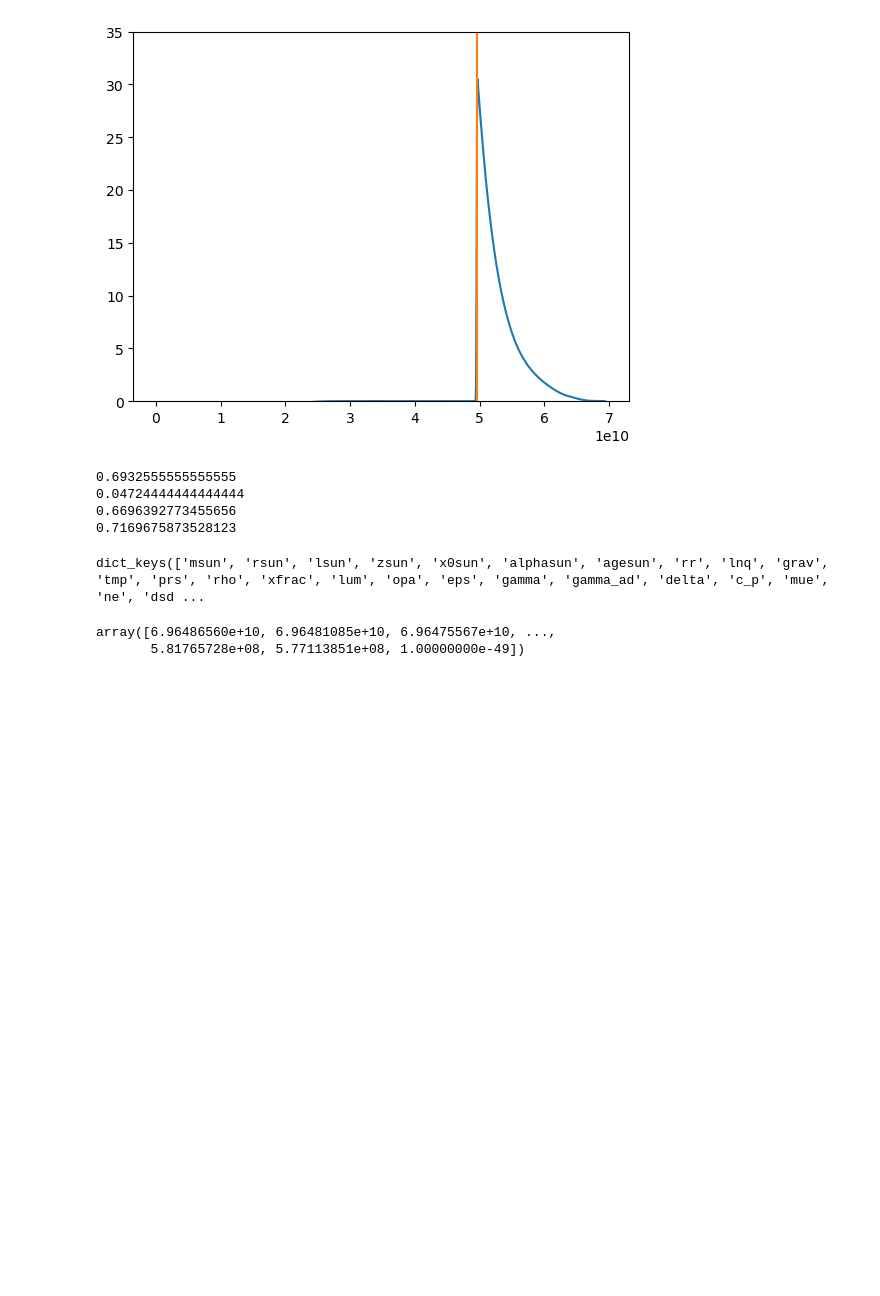
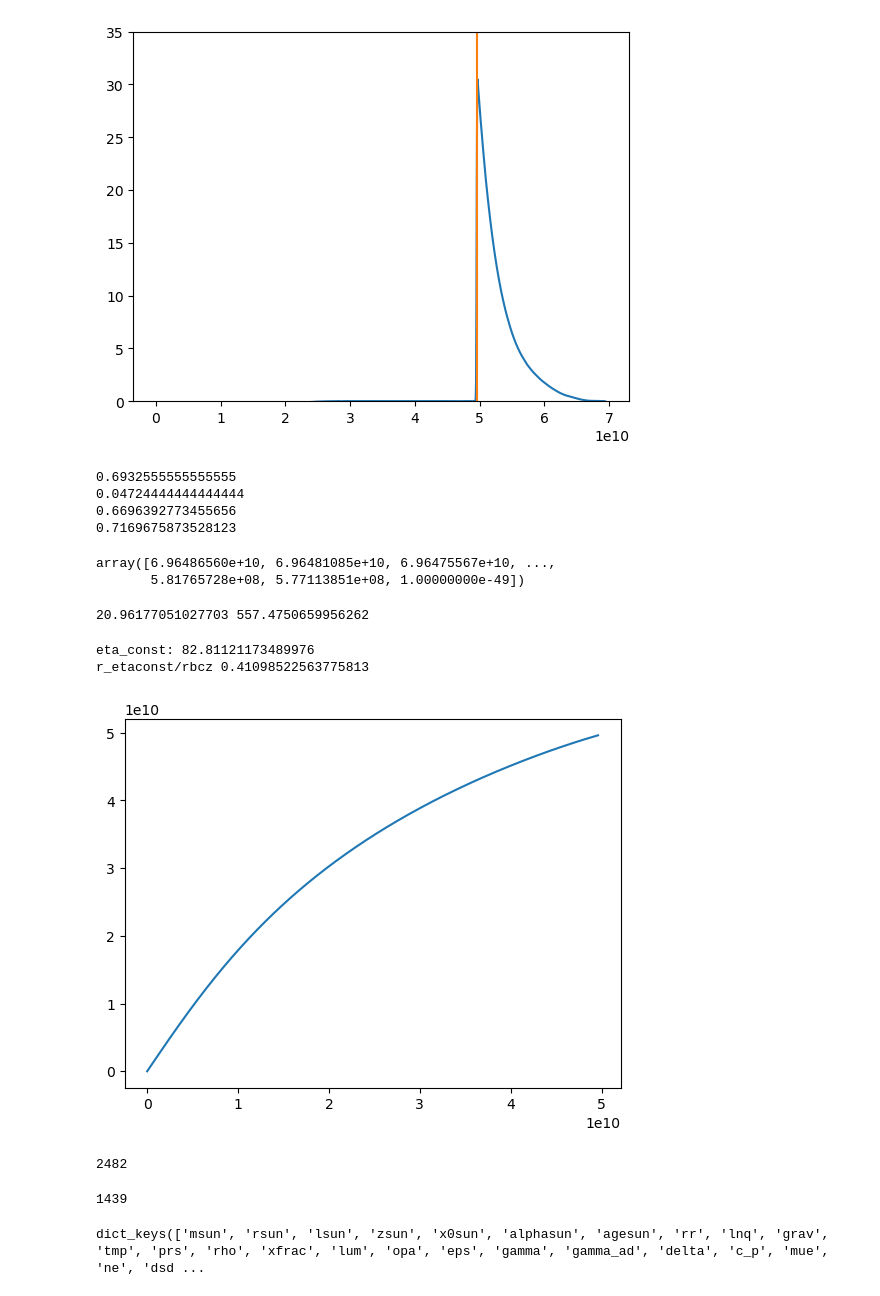
Before and after one commit to illorenzo7/Research_Notes, a Jupyter notebook: Model_S/Text_to_Binary.ipynb, the cells around one changed output. Saved outputs shown, nothing was run; the diff lists cells and outputs as text; code cells hidden in the pictures; blank space fills up the shorter version.

Commit message:
computed r_eta coordinate

```diff
--- a/Model_S/Text_to_Binary.ipynb
+++ b/Model_S/Text_to_Binary.ipynb
@@ -393,7 +394,3 @@ print(di.rtach2/di.rsun)
 0.04724444444444444
 0.6696392773455656
 0.7169675873528123
-# %%
-di.keys()
-# %% [output]
-dict_keys(['msun', 'rsun', 'lsun', 'zsun', 'x0sun', 'alphasun', 'agesun', 'rr', 'lnq', 'grav', 'tmp', 'prs', 'rho', 'xfrac', 'lum', 'opa', 'eps', 'gamma', 'gamma_ad', 'delta', 'c_p', 'mue', 'ne', 'dsd ...
@@ -407,3 +399,31 @@ di.rr
 # %% [output]
 array([6.96486560e+10, 6.96481085e+10, 6.96475567e+10, ...,
        5.81765728e+08, 5.77113851e+08, 1.00000000e-49])
+# %%
+# compute r_eta coordinate
+# look at eta at top and bottom of RZ
+print(di.eta[-1],di.eta[di.irbcz]) # verify Pascale (1999)'s quoted values...pretty good
+# %% [output]
+20.96177051027703 557.4750659956262
+# %%
+di.rrrz = di.rr[di.irbcz:] # radius in RZ
+di.nr = len(di.rr)
+di.nrrz = len(di.rrrz)
+integrand = 1./np.sqrt(di.eta[di.irbcz:])
+di.reta = np.zeros(di.nrrz)
+for ir in range(di.nrrz):
+    di.reta[ir] = -simpson(integrand[ir:], di.rrrz[ir:])
+di.etaconst = (di.rbcz/di.reta[0])**2
+di.reta *= di.rbcz/di.reta[0] # normalize by top value (full integral)
+
+di.iretaconst = np.argmin(np.abs(di.eta - di.etaconst))
+di.retaconst = di.rr[di.iretaconst]
+
+plt.figure()
+plt.plot(di.rrrz, di.reta)
+print("eta_const:", di.etaconst)
+print("r_etaconst/rbcz", di.retaconst/di.rbcz)
+# %% [output]
+eta_const: 82.81121173489976
+r_etaconst/rbcz 0.41098522563775813
+[figure, added]
@@ -409,0 +432,12 @@ array([6.96486560e+10, 6.96481085e+10, 6.96475567e+10, ...,
+# %%
+di.nr
+# %% [output]
+2482
+# %%
+di.irbcz
+# %% [output]
+1439
+# %%
+di.keys()
+# %% [output]
+dict_keys(['msun', 'rsun', 'lsun', 'zsun', 'x0sun', 'alphasun', 'agesun', 'rr', 'lnq', 'grav', 'tmp', 'prs', 'rho', 'xfrac', 'lum', 'opa', 'eps', 'gamma', 'gamma_ad', 'delta', 'c_p', 'mue', 'ne', 'dsd ...
```
Also changed, not shown: parts of 8 cells of this notebook, 2 other files.
